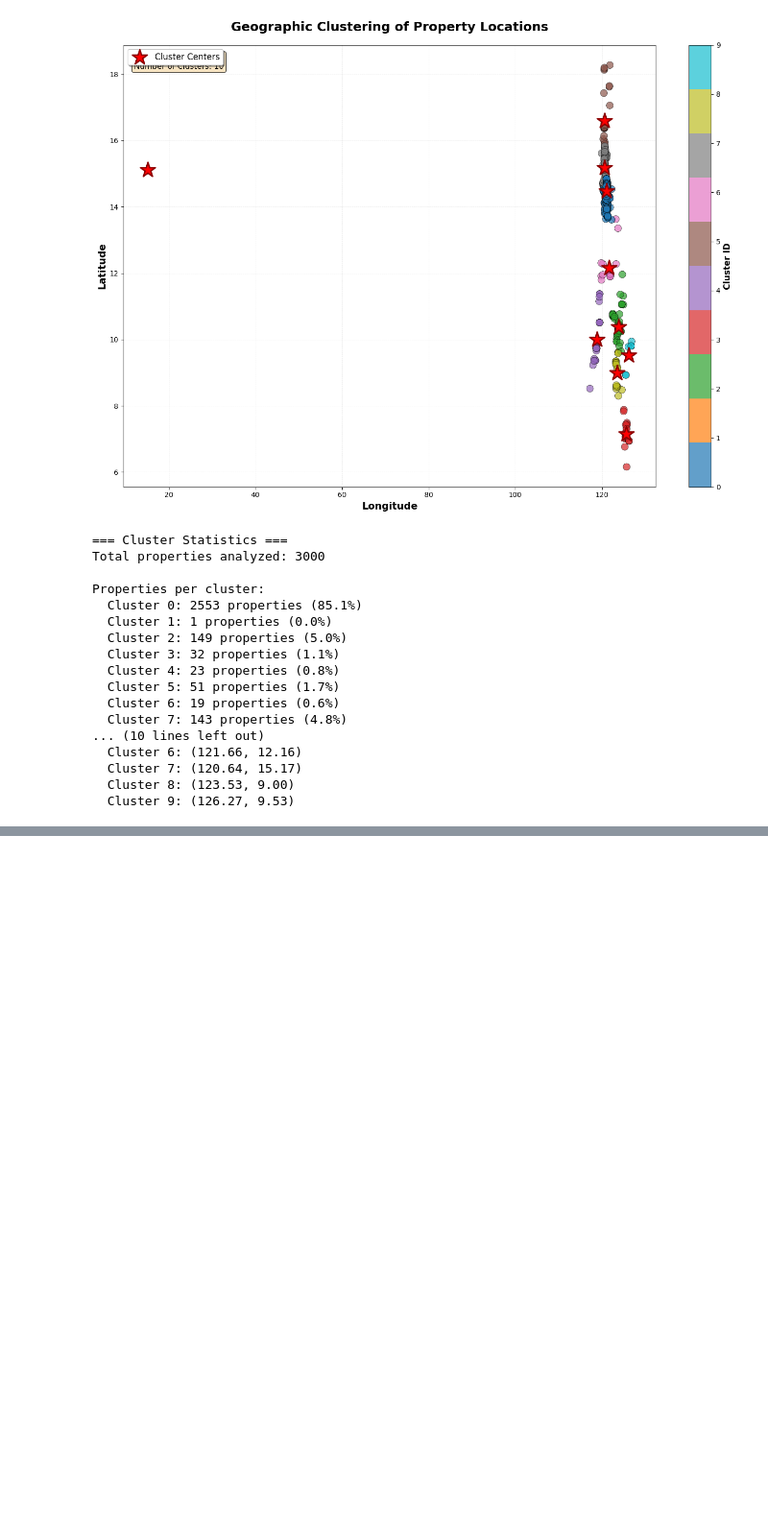
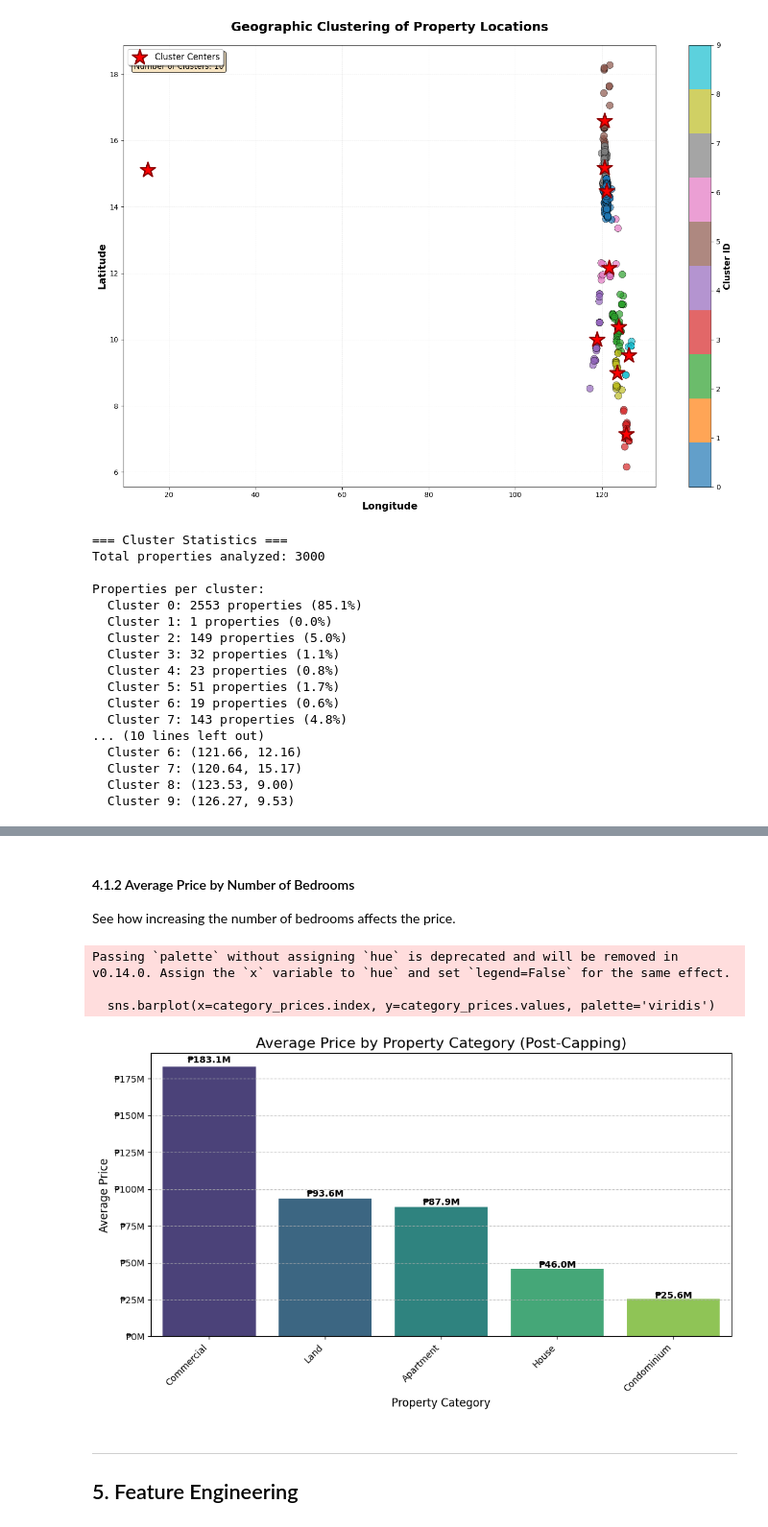
Before and after one commit to MJTeopaco/IS_Machine_Learning, a Jupyter notebook: Real_State/05_Act_Regression_Group_7.ipynb, the cells around one changed output, grey strips where cells are left out. Shown: that part at 96% size. Drawn from its saved outputs; the diff is of its cells as text; code cells hidden in the pictures; blank space fills up the shorter version.

```diff
--- a/Real_State/05_Act_Regression_Group_7.ipynb
+++ b/Real_State/05_Act_Regression_Group_7.ipynb
@@ -485,0 +625,40 @@ Properties per cluster:
+# %% [markdown]
+#### 4.1.2 Average Price by Number of Bedrooms
+See how increasing the number of bedrooms affects the price.
+# %%
+from matplotlib.ticker import FuncFormatter
+
+df_for_chart = pd.read_csv('properties.csv')
+category_prices = df_for_chart.groupby('Category')['Price(Php)'].mean().sort_values(ascending=False)
+
+plt.figure(figsize=(10, 6))
+sns.barplot(x=category_prices.index, y=category_prices.values, palette='viridis')
+
+def millions_formatter(x, pos):
+    'The two args are the value and tick position'
+    return f'₱{x*1e-6:.0f}M'
+
+formatter = FuncFormatter(millions_formatter)
+plt.gca().yaxis.set_major_formatter(formatter)
+
+# 4. Add Labels and Title
+plt.title('Average Price by Property Category (Post-Capping)', fontsize=16)
+plt.xlabel('Property Category', fontsize=12)
+plt.ylabel('Average Price', fontsize=12)
+plt.xticks(rotation=45, ha='right')
+
+# Add price labels on top of the bars for exact values (Enhancement)
+for index, value in enumerate(category_prices.values):
+    plt.text(index, value + (value * 0.015), f'₱{value/1000000:.1f}M', ha='center', fontsize=10, weight='bold')
+
+plt.grid(axis='y', linestyle='--', alpha=0.7)
+plt.tight_layout()
+plt.show()
+# %% [output]
+Passing `palette` without assigning `hue` is deprecated and will be removed in v0.14.0. Assign the `x` variable to `hue` and set `legend=False` for the same effect.
+
+  sns.barplot(x=category_prices.index, y=category_prices.values, palette='viridis')
+[figure, added]
+# %% [markdown]
+---
+## 5. Feature Engineering
```
Also changed, not shown: parts of 21 cells of this notebook, 4 other files.
